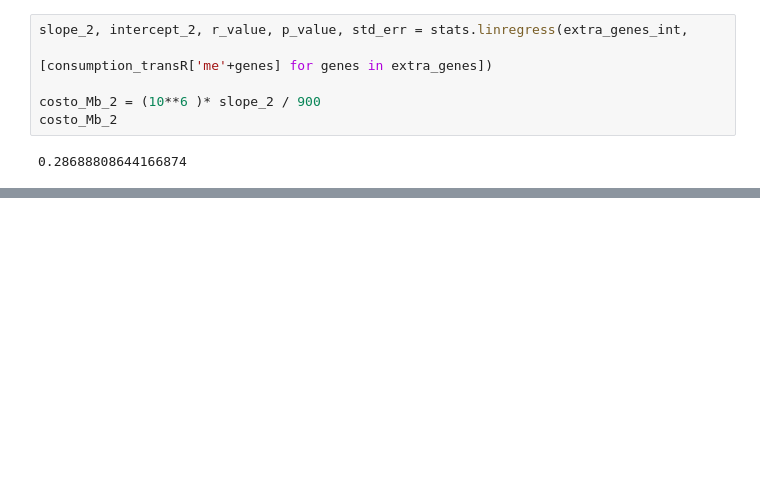
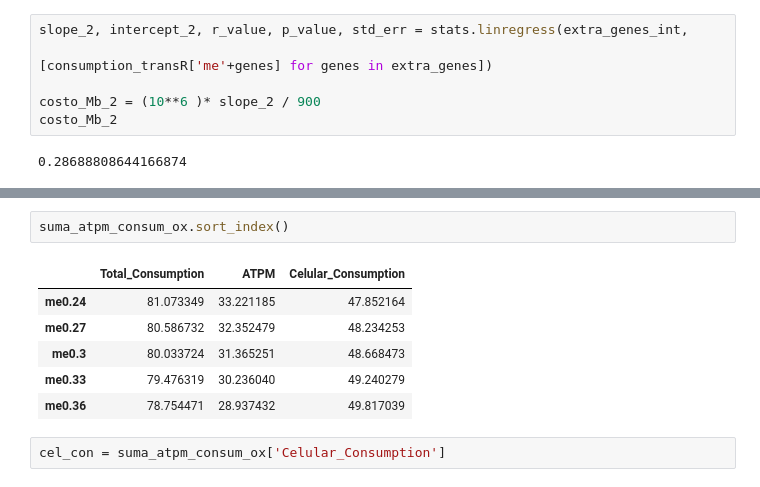
Before and after one commit to utrillalab/Cell_Resource_Minimization_Strategies, a Jupyter notebook: src/Energy.ipynb, the cells around one changed output, grey strips where cells are left out. Cells and saved outputs as stored; diff of their text form; blank space fills up the shorter version.

```diff
--- a/src/Energy.ipynb
+++ b/src/Energy.ipynb
@@ -234,0 +262,11 @@ plot_glc_ox_atp(consumption_transR, transcription_models)
+# %%
+suma_atpm_consum_ox.sort_index()
+# %% [output]
+|  | Total_Consumption | ATPM | Celular_Consumption |
+| me0.24 | 81.073349 | 33.221185 | 47.852164 |
+| me0.27 | 80.586732 | 32.352479 | 48.234253 |
+| me0.3 | 80.033724 | 31.365251 | 48.668473 |
+| me0.33 | 79.476319 | 30.236040 | 49.240279 |
+| me0.36 | 78.754471 | 28.937432 | 49.817039 |
+# %%
+cel_con = suma_atpm_consum_ox['Celular_Consumption']
```
Also changed, not shown: parts of 28 cells of this notebook, 10 other files.
